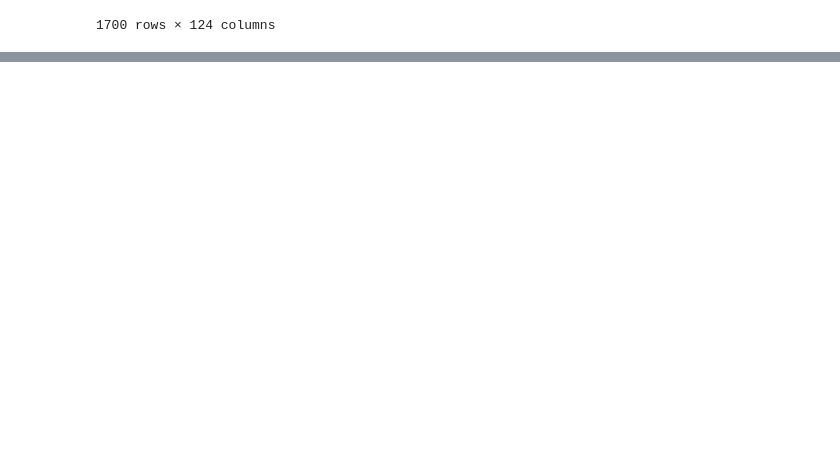
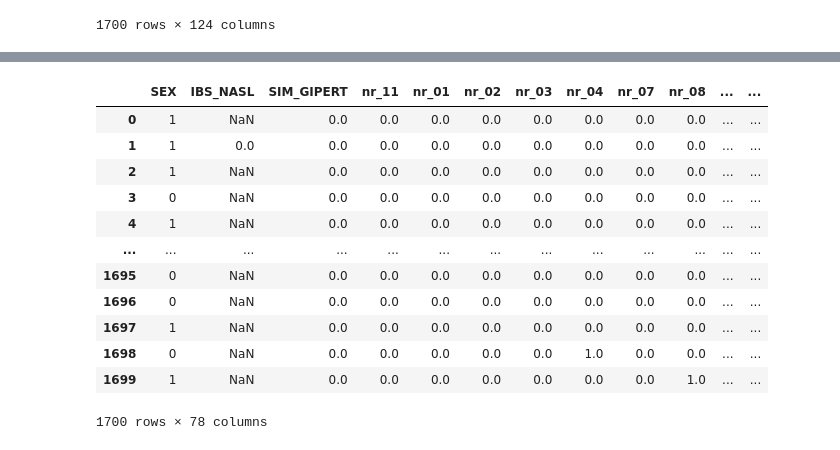
Before and after one commit to evercrystalelf/jly-ml-project, a Jupyter notebook: yi-jin.ipynb, the cells around one changed output, grey strips where cells are left out. Drawn from its saved outputs; the diff is of its cells as text; code cells hidden in the pictures; blank space fills up the shorter version.

```diff
--- a/yi-jin.ipynb
+++ b/yi-jin.ipynb
@@ -84,0 +47,8 @@ None
+# %%
+# from what we understand, every patient's recording is 'the time of admission to hospital'
+# we decided to use that time moments, based on the information we know: the time of admission to hospital:
+# all input columns (2-112) except 93, 94, 95, 100, 101, 102, 103, 104, 105 can be usedfor prediction
+# be careful that the documentation is from 1 instead of 0
+adfeatures = mi.drop(mi.columns[[0, 92, 93, 94, 99, 100, 101, 102, 103, 104, 112, 113, 114, 115,
+                                116, 117, 118, 119, 120, 121, 122, 123]], axis=1)
+adfeatures
@@ -84,0 +97,7 @@ None
+# %%
+features = [0, *range(2,6), 7, 9, 10, *range(33,37), *range(43,47), 82, *range(84,91)]
+categories = [i for i in range(adfeatures.columns.size) if not (i in features)]
+numfeatures = adfeatures.iloc[:, features]
+catfeatures = adfeatures.iloc[:, categories]
+print(numfeatures)
+print(catfeatures)
@@ -84,0 +138,16 @@ None
+# %%
+catfeatures  # 78 categorical features, total 102 features
+# %% [output]
+|  | SEX | IBS_NASL | SIM_GIPERT | nr_11 | nr_01 | nr_02 | nr_03 | nr_04 | nr_07 | nr_08 | ... | ... |
+| 0 | 1 | NaN | 0.0 | 0.0 | 0.0 | 0.0 | 0.0 | 0.0 | 0.0 | 0.0 | ... | ... |
+| 1 | 1 | 0.0 | 0.0 | 0.0 | 0.0 | 0.0 | 0.0 | 0.0 | 0.0 | 0.0 | ... | ... |
+| 2 | 1 | NaN | 0.0 | 0.0 | 0.0 | 0.0 | 0.0 | 0.0 | 0.0 | 0.0 | ... | ... |
+| 3 | 0 | NaN | 0.0 | 0.0 | 0.0 | 0.0 | 0.0 | 0.0 | 0.0 | 0.0 | ... | ... |
+| 4 | 1 | NaN | 0.0 | 0.0 | 0.0 | 0.0 | 0.0 | 0.0 | 0.0 | 0.0 | ... | ... |
+| ... | ... | ... | ... | ... | ... | ... | ... | ... | ... | ... | ... | ... |
+| 1695 | 0 | NaN | 0.0 | 0.0 | 0.0 | 0.0 | 0.0 | 0.0 | 0.0 | 0.0 | ... | ... |
+| 1696 | 0 | NaN | 0.0 | 0.0 | 0.0 | 0.0 | 0.0 | 0.0 | 0.0 | 0.0 | ... | ... |
+| 1697 | 1 | NaN | 0.0 | 0.0 | 0.0 | 0.0 | 0.0 | 0.0 | 0.0 | 0.0 | ... | ... |
+| 1698 | 0 | NaN | 0.0 | 0.0 | 0.0 | 0.0 | 0.0 | 1.0 | 0.0 | 0.0 | ... | ... |
+| 1699 | 1 | NaN | 0.0 | 0.0 | 0.0 | 0.0 | 0.0 | 0.0 | 0.0 | 1.0 | ... | ... |
+1700 rows × 78 columns
```
Also changed, not shown: parts of 22 cells of this notebook.
